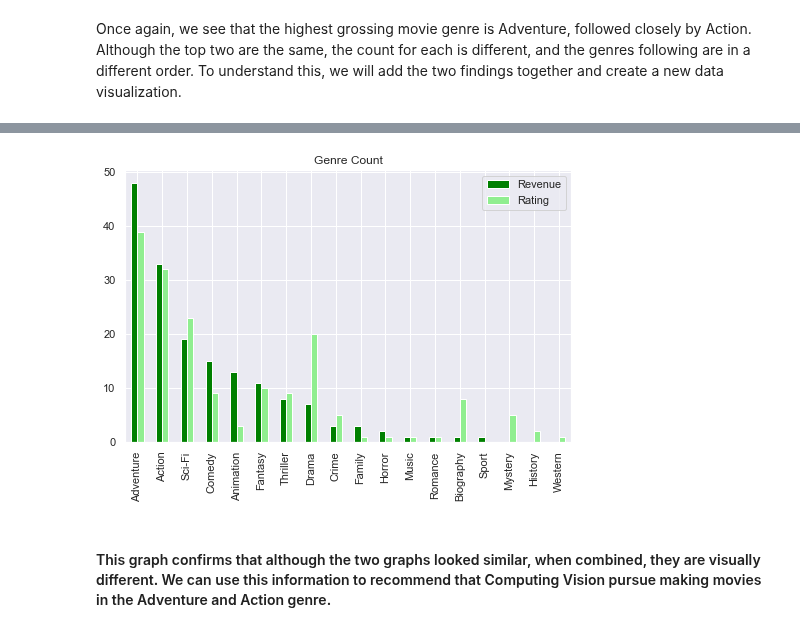
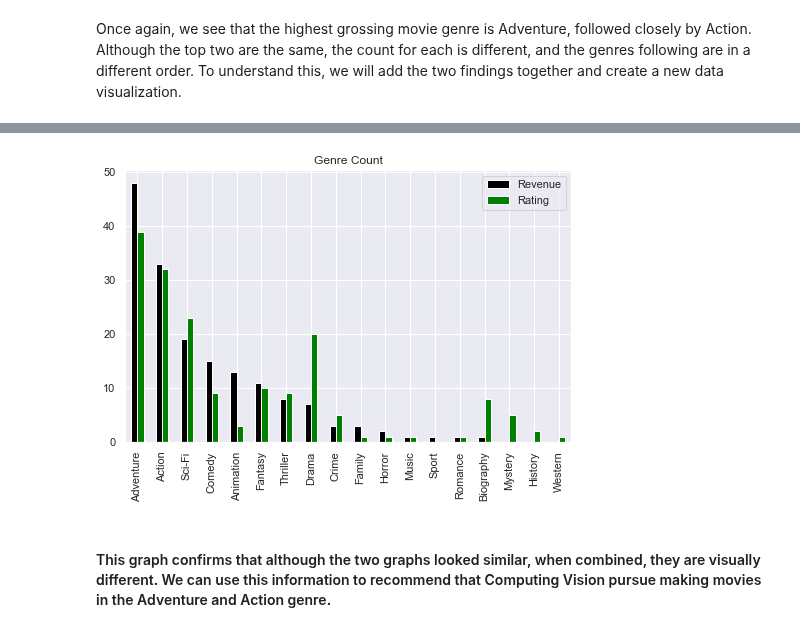
Before and after one commit to reboyce/Gilbert-Team-Repo, a Jupyter notebook: Notebooks/Final Notebook.ipynb, the cells around one changed output, grey strips where cells are left out. Saved outputs shown, nothing was run; the diff lists cells and outputs as text; code cells hidden in the pictures.

Commit message:
Graph Changes

```diff
--- a/Notebooks/Final Notebook.ipynb
+++ b/Notebooks/Final Notebook.ipynb
@@ -447,8 +447,8 @@ movie_genres
 | Western | 0.0 | 1.0 |
 # %%
 #Plot the count of revenue and rating in each genre side by side to see which genres are the most popular and most profitable
-movie_genres.plot(kind='bar', title='Genre Count', color = ['green','lightgreen']);
+movie_genres.plot(kind='bar', title='Genre Count', color = ['Black','Green']);
 # %% [output]
-[figure, old version]
+[figure, new version]
 # %% [markdown]
 #### This graph confirms that although the two graphs looked similar, when combined, they are visually different. We can use this information to recommend that Computing Vision pursue making movies in the Adventure and Action genre.
```
Also changed, not shown: parts of 5 cells of this notebook.
